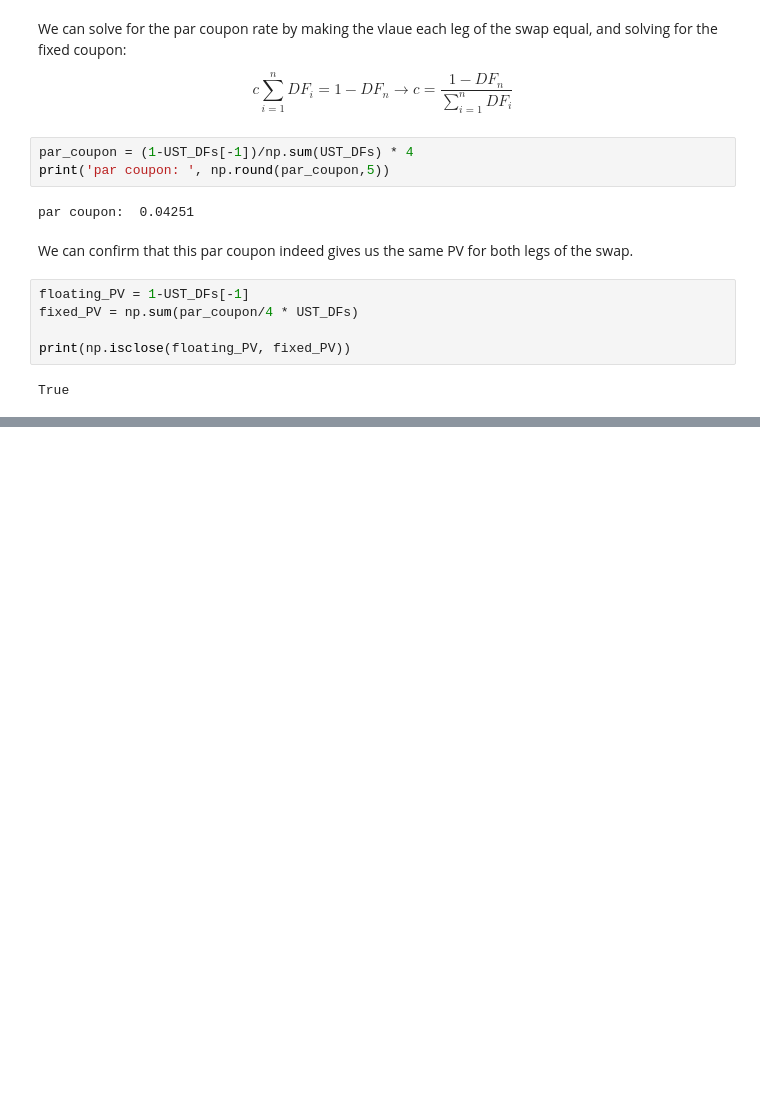
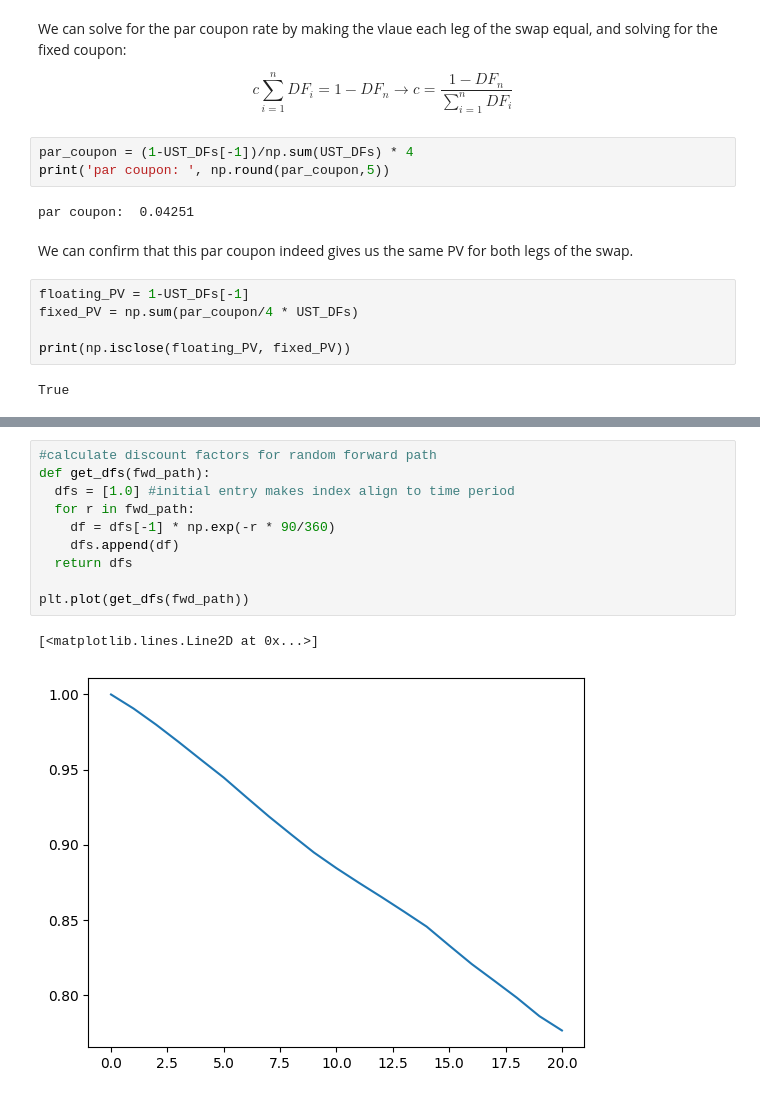
Before and after one commit to leo-megliola/swaptions, a Jupyter notebook: SWAPTION_MODEL.ipynb, the cells around one changed output, grey strips where cells are left out. Drawn from its saved outputs; the diff is of its cells as text; blank space fills up the shorter version.

```diff
--- a/SWAPTION_MODEL.ipynb
+++ b/SWAPTION_MODEL.ipynb
@@ -267,0 +292,13 @@ plot(simple_mr, vol = 0.10, fwds = forward_curve, alpha = 0.2)
+# %%
+#calculate discount factors for random forward path
+def get_dfs(fwd_path):
+  dfs = [1.0] #initial entry makes index align to time period
+  for r in fwd_path:
+    df = dfs[-1] * np.exp(-r * 90/360)
+    dfs.append(df)
+  return dfs
+
+plt.plot(get_dfs(fwd_path))
+# %% [output]
+[<matplotlib.lines.Line2D at 0x...>]
+[figure, added]
```
Also changed, not shown: parts of 15 cells of this notebook.
